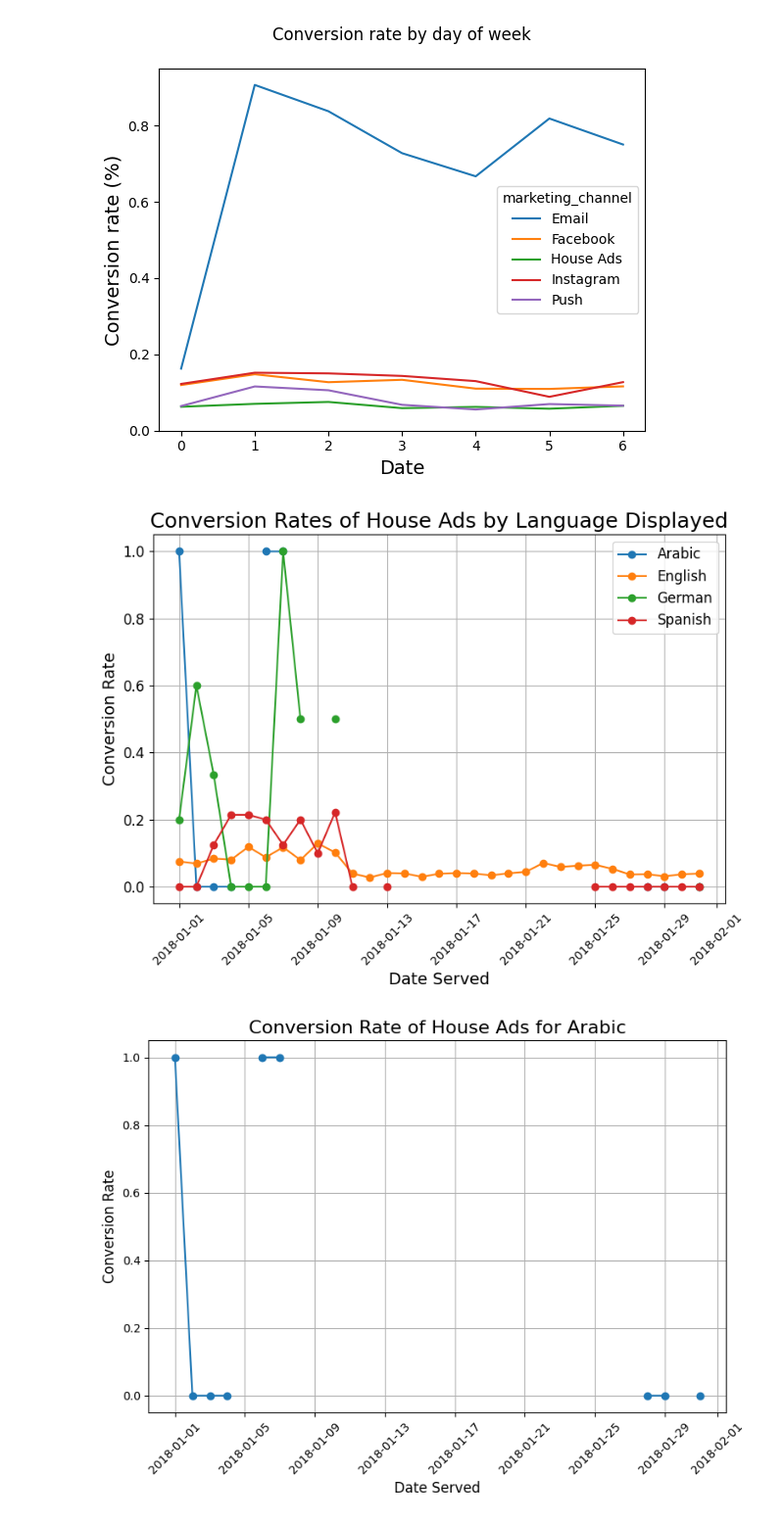
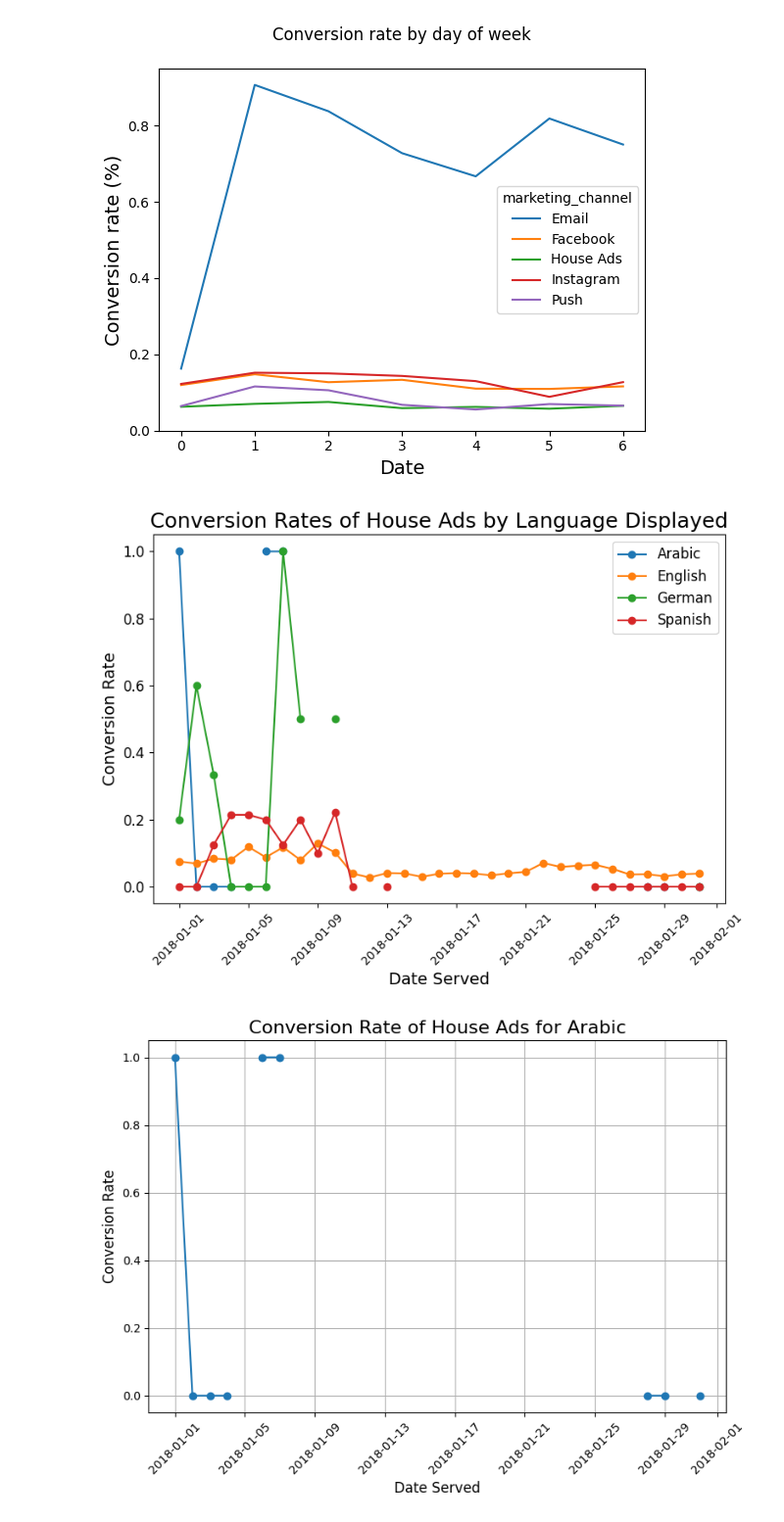
Before and after one commit to Careen840/Marketing-Campaign-Analysis, a Jupyter notebook: Code.ipynb, the cells around one changed output. Shown at 98% size. Drawn from its saved outputs; the diff is of its cells as text; code cells hidden in the pictures.

```diff
--- a/Code.ipynb
+++ b/Code.ipynb
@@ -636,35 +636,35 @@ plt.show()
 # %%
 def plotting_conv(dataframe):
     # Plotting function for conversion rates
     plt.figure(figsize=(8, 6))  # Set the figure size
 
     # Plot each language's conversion rate
     for language in dataframe.columns:
         plt.plot(dataframe.index, dataframe[language], marker='o', label=language)
 
     plt.title('Conversion Rates of House Ads by Language Displayed', size=18)
     plt.ylabel('Conversion Rate', size=14)
     plt.xlabel('Date Served', size=14)
     plt.xticks(rotation=45)  # Rotate x-axis labels for readability
     plt.yticks(size=12)
     plt.legend(loc='best', fontsize=12)
-    plt.grid(True)  # Add gridlines for better reference
+    #plt.grid(True)  # Add gridlines for better reference
     plt.tight_layout()  # Adjust layout to prevent overlapping elements
     plt.show()
 
 # Check the reason for decreasing House Ads across culture by using language
 house_ads = marketing[marketing['marketing_channel'] == 'House Ads']
 
 # Calculate conversion by date served, and language displayed
 conv_lang_channel = conversion_rate(house_ads, ['date_served', 'language_displayed'])
 
 # Unstack conv_lang_channel
 conv_lang_df = pd.DataFrame(conv_lang_channel.unstack(level=1))
 
 # Use the improved plotting function to display results
 plotting_conv(conv_lang_df)
 # %% [output]
-[figure, old version]
+[figure, new version]
 # %%
 def plotting_individual_lang_conv(dataframe):
     # Plotting function for individual language conversion rates
```
Also changed, not shown: parts of 1 cell of this notebook.
